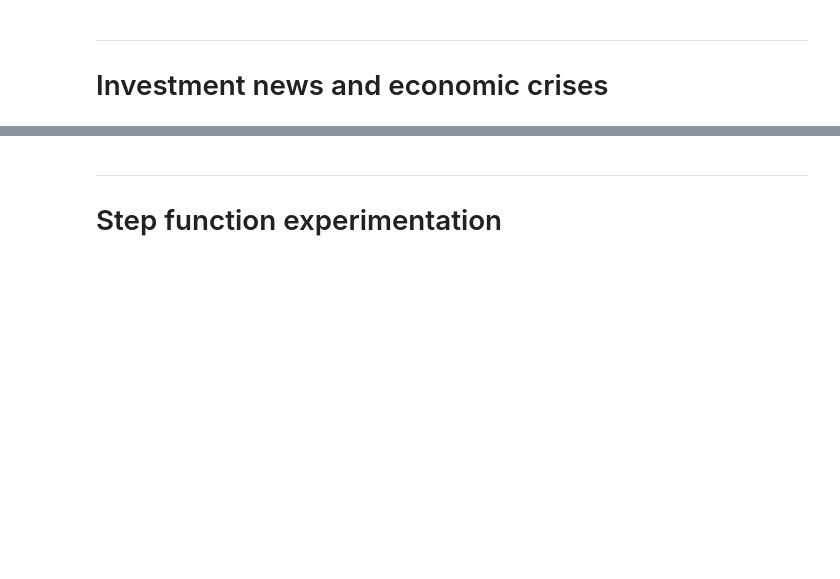
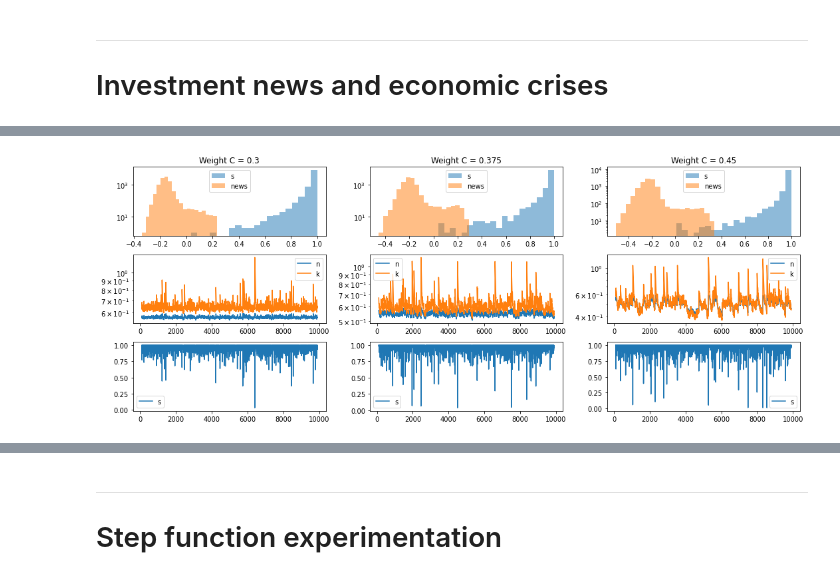
Before and after one commit to KarlNaumann/DynamicDSGE, a Jupyter notebook: SimplifiedUtility_CES.ipynb, the cells around one changed output, grey strips where cells are left out. Saved outputs shown, nothing was run; the diff lists cells and outputs as text; code cells hidden in the pictures; blank space fills up the shorter version.

```diff
--- a/SimplifiedUtility_CES.ipynb
+++ b/SimplifiedUtility_CES.ipynb
@@ -208,0 +230,23 @@ plt.show()
+# %%
+# Set simulation parameters
+start = model.gen_start()
+params = model.gen_params()
+T = 1e4
+death_epsilon = 1e-4 # stops simulation if c, n, or k < err
+
+params['news_spread'] = 1.0
+params['s_theta'] = 5.0
+params['sigmaZ'] = 0.2
+
+test_range = [0.3,0.375,0.45]
+
+# Standard Setup
+timeseries = {}
+for s_range in test_range:
+    params['s_c_weight'] = s_range
+    timeseries[s_range] = model.simulate(start, params, t_end=T, err=death_epsilon)
+
+title = ''#'Params: s_c_w={:.2f} s_interval={:.2f}'.format(params['s_c_weight'], params['s_interval'])
+comparison_plot(timeseries, title, params, save='figures/comparison_plot_timeseries.pdf')
+# %% [output]
+[figure, added]
```
Also changed, not shown: parts of 26 cells of this notebook, 11 other files.
